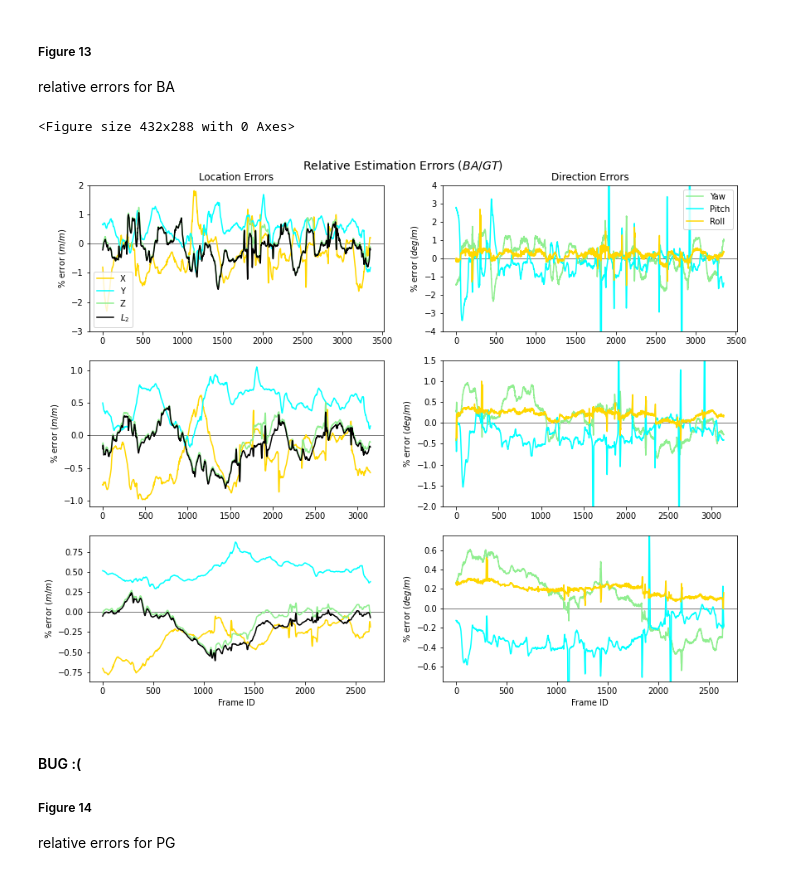
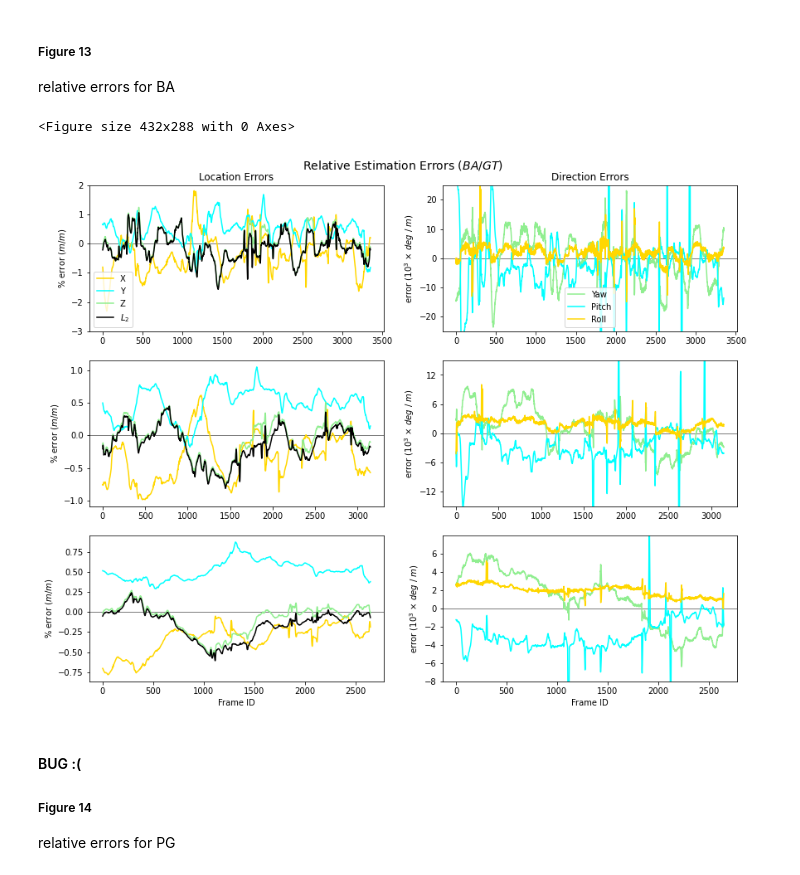
Before and after one commit to JonNir1/VAN_ex, a Jupyter notebook: final_project/notebooks/RelativeEstimationErrors.ipynb, the cells around one changed output. Drawn from its saved outputs; the diff is of its cells as text; code cells hidden in the pictures.

Commit message:
Relative + Absolute estimation errors

```diff
--- a/final_project/notebooks/RelativeEstimationErrors.ipynb
+++ b/final_project/notebooks/RelativeEstimationErrors.ipynb
@@ -88,14 +88,14 @@ for i in range(3):
 
     # Angle relative errors
     pnp_yaw_errors = find_angle_errors(rel_pnp_cameras, rel_gt_cameras, EA.YAW)
-    pnp_yaw_relative_errors = 100 * running_sum(pnp_yaw_errors, w) / cumulated_distance
+    pnp_yaw_relative_errors = running_sum(pnp_yaw_errors, w) / cumulated_distance
     pnp_pitch_errors = find_angle_errors(rel_pnp_cameras, rel_gt_cameras, EA.PITCH)
-    pnp_pitch_relative_errors = 100 * running_sum(pnp_pitch_errors, w) / cumulated_distance
+    pnp_pitch_relative_errors = running_sum(pnp_pitch_errors, w) / cumulated_distance
     pnp_roll_errors = find_angle_errors(rel_pnp_cameras, rel_gt_cameras, EA.ROLL)
-    pnp_roll_relative_errors = 100 * running_sum(pnp_roll_errors, w) / cumulated_distance
+    pnp_roll_relative_errors = running_sum(pnp_roll_errors, w) / cumulated_distance
     pnp_all_angles_relative_errors = pd.concat([pnp_yaw_relative_errors, pnp_pitch_relative_errors, pnp_roll_relative_errors], axis=0)
     pnp_means[1, i] = pnp_all_angles_relative_errors.mean()
-pnp_df = pd.DataFrame(pnp_means, columns=window_sizes, index=["L2", "Angle"])
+pnp_mean_df = pd.DataFrame(pnp_means, columns=window_sizes, index=["L2", "Angle"])
 
 ba_means = np.zeros((2, 3))
 for i in range(3):
@@ -109,16 +109,16 @@ for i in range(3):
 
     # Angle relative errors
     ba_yaw_errors = find_angle_errors(rel_ba_cameras, rel_gt_cameras, EA.YAW)
-    ba_yaw_relative_errors = 100 * running_sum(ba_yaw_errors, w) / cumulated_distance
+    ba_yaw_relative_errors = running_sum(ba_yaw_errors, w) / cumulated_distance
     ba_pitch_errors = find_angle_errors(rel_ba_cameras, rel_gt_cameras, EA.PITCH)
-    ba_pitch_relative_errors = 100 * running_sum(ba_pitch_errors, w) / cumulated_distance
+    ba_pitch_relative_errors = running_sum(ba_pitch_errors, w) / cumulated_distance
     ba_roll_errors = find_angle_errors(rel_ba_cameras, rel_gt_cameras, EA.ROLL)
-    ba_roll_relative_errors = 100 * running_sum(ba_roll_errors, w) / cumulated_distance
+    ba_roll_relative_errors = running_sum(ba_roll_errors, w) / cumulated_distance
     ba_all_angles_relative_errors = pd.concat([ba_yaw_relative_errors, ba_pitch_relative_errors, ba_roll_relative_errors], axis=0)
     ba_means[1, i] = ba_all_angles_relative_errors.mean()
-ba_df = pd.DataFrame(ba_means, columns=window_sizes, index=["L2", "Angle"])
+ba_mean_df = pd.DataFrame(ba_means, columns=window_sizes, index=["L2", "Angle"])
 
-summary_df = pd.concat({"PnP": pnp_df, "BA": ba_df}, axis=0, names=["Stage", "ErrorType"])
+summary_df = pd.concat({"PnP": pnp_mean_df, "BA": ba_mean_df}, axis=0, names=["Stage", "ErrorType"])
 summary_df.columns = pd.MultiIndex.from_product([["WindowSize"], summary_df.columns])
 summary_df
 # %% [output]
@@ -164,18 +164,21 @@ for i in range(3):
     ax = axes[i, 1]
     ax.axhline(0, c='k', linestyle="-", linewidth=0.5)
     w = window_sizes[i]
-    ax.set_ylabel("% error " + "($deg/m$)")
+    ax.set_ylabel("$10^3$ $×$ error " + "($deg$ $/$ $m$)")
     for a in EA:
         angle_errors = find_angle_errors(rel_pnp_cameras, rel_gt_cameras, a)
         cumulated_errors = running_sum(angle_errors, w)
         cumulated_distance = running_sum(gt_rel_dists, w)
-        ax.plot(cumulated_errors.index, 100 * cumulated_errors / cumulated_distance, label=a.name.capitalize(), c=COLORS[(2 - a.value) % 3])
+        ax.plot(cumulated_errors.index, 1e3 * cumulated_errors / cumulated_distance, label=a.name.capitalize(), c=COLORS[(2 - a.value) % 3])
     if i == 0:
         ax.legend()
-        ax.set_ylim(bottom=-5, top=5)
+        ax.set_ylim(bottom=-45, top=45)
         ax.set_title("Direction Errors")
+    if i == 1:
+        ax.set_ylim(bottom=-40, top=25)
     if i == 2:
         ax.set_xlabel("Frame ID")
+        ax.set_ylim(bottom=-30, top=20)
 
 plt.show()
 # %% [output]
@@ -203,39 +206,42 @@ for i in range(3):
         axis_errors = find_axis_errors(rel_ba_cameras, rel_gt_cameras, a)
         cumulated_errors = running_sum(axis_errors, w)
         cumulated_distance = running_sum(gt_rel_dists, w)
         l = "$L_2$" if a == Axis.ALL else a.name
         ax.plot(cumulated_errors.index, 100 * cumulated_errors / cumulated_distance, label=l, c=COLORS[a.value])
     if i == 0:
         ax.legend()
         ax.set_ylim(bottom=-3, top=2)
         ax.set_title("Location Errors")
     if i == 2:
         ax.set_xlabel("Frame ID")
 
 for i in range(3):
     ax = axes[i, 1]
     ax.axhline(0, c='k', linestyle="-", linewidth=0.5)
     w = window_sizes[i]
-    ax.set_ylabel("% error " + "($deg/m$)")
+    ax.set_ylabel("error " + "($10^3$ $×$ $deg$ $/$ $m$)")
     for a in EA:
         angle_errors = find_angle_errors(rel_ba_cameras, rel_gt_cameras, a)
         cumulated_errors = running_sum(angle_errors, w)
         cumulated_distance = running_sum(gt_rel_dists, w)
-        ax.plot(cumulated_errors.index, 100 * cumulated_errors / cumulated_distance, label=a.name.capitalize(), c=COLORS[(2 - a.value) % 3])
+        ax.plot(cumulated_errors.index, 1e3 * cumulated_errors / cumulated_distance, label=a.name.capitalize(), c=COLORS[(2 - a.value) % 3])
     if i == 0:
         ax.legend()
         ax.set_title("Direction Errors")
-        ax.set_ylim(bottom=-4, top=4)
+        ax.set_ylim(bottom=-25, top=25)
+        ax.set_yticks([i for i in np.arange(-20, 26, 10)])
     if i == 1:
-        ax.set_ylim(bottom=-2, top=1.5)
+        ax.set_ylim(bottom=-15, top=15)
+        ax.set_yticks([i for i in np.arange(-12, 13, 6)])
     if i == 2:
         ax.set_xlabel("Frame ID")
-        ax.set_ylim(bottom=-0.75, top=0.75)
+        ax.set_ylim(bottom=-8, top=8)
+        ax.set_yticks([i for i in np.arange(-8, 7, 2)])
 
 plt.show()
 # %% [output]
 <Figure size 432x288 with 0 Axes>
-[figure, old version]
+[figure, new version]
 # %% [markdown]
 #### BUG :(
 
```
Also changed, not shown: parts of 2 cells of this notebook, 4 other files.
